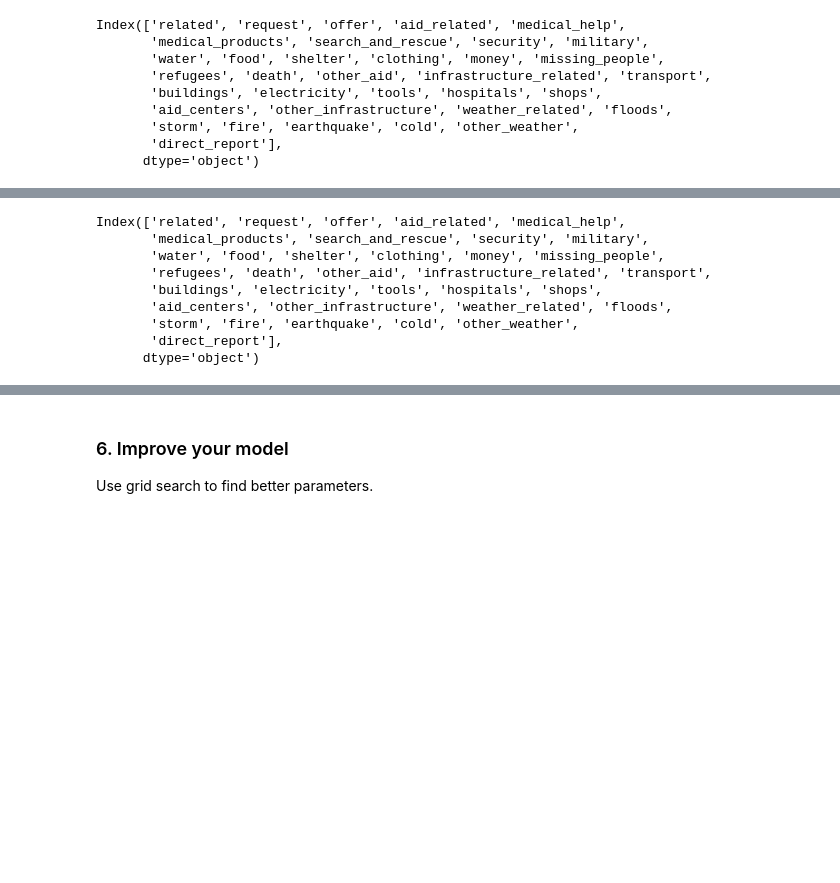
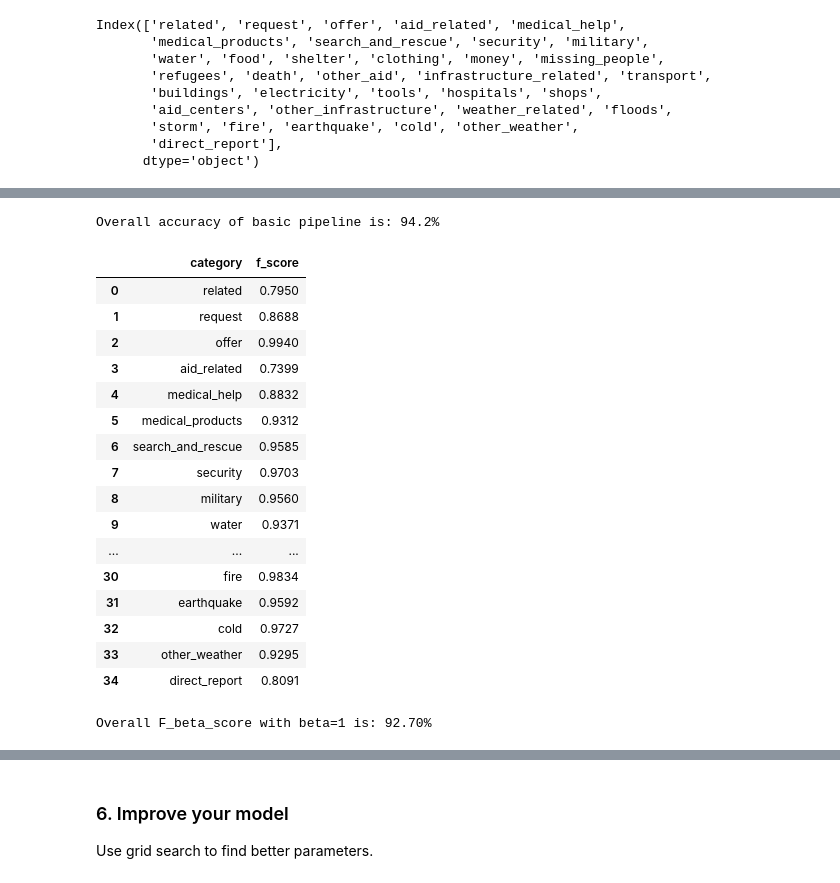
Before and after one commit to gauravansal/Disaster-Response-Pipelines, a Jupyter notebook: ML Pipeline Preparation.ipynb, the cells around one changed output, grey strips where cells are left out. Drawn from its saved outputs; the diff is of its cells as text; code cells hidden in the pictures; blank space fills up the shorter version.

Commit message:
feat: Add function to calculate multi label f-beta score

```diff
--- a/ML Pipeline Preparation.ipynb
+++ b/ML Pipeline Preparation.ipynb
@@ -307,18 +301,73 @@ Y_pred_df.head()
 | 3 | 1 | 0 | 0 | 0 | 0 | 0 | 0 | 0 | ... |
 | 4 | 1 | 0 | 0 | 1 | 0 | 0 | 0 | 0 | ... |
 5 rows × 35 columns
-# %%
-Y_test.columns
-# %% [output]
-Index(['related', 'request', 'offer', 'aid_related', 'medical_help',
-       'medical_products', 'search_and_rescue', 'security', 'military',
-       'water', 'food', 'shelter', 'clothing', 'money', 'missing_people',
-       'refugees', 'death', 'other_aid', 'infrastructure_related', 'transport',
-       'buildings', 'electricity', 'tools', 'hospitals', 'shops',
-       'aid_centers', 'other_infrastructure', 'weather_related', 'floods',
-       'storm', 'fire', 'earthquake', 'cold', 'other_weather',
-       'direct_report'],
-      dtype='object')
+# %%
+# Print overall accuracy of basic pipeline
+overall_accuracy = (Y_pred == Y_test).mean().mean()
+print('Overall accuracy of basic pipeline is: {}%'.format(round(overall_accuracy*100, 2)))
+# %% [output]
+Overall accuracy of basic pipeline is: 94.2%
+# %%
+# Define function to calculate the multi-label f-score
+def multi_label_fscore(y_true, y_pred, beta=1):
+    """Calculate individual weighted average fbeta score of each category and
+    geometric mean of weighted average fbeta score of each category
+
+    Args:
+    y_true: dataframe, dataframe containing true labels i.e. Y_test
+    y_pred: dataframe, dataframe containing predicted labels i.e. Y_pred_df
+    beta: numeric, beta value
+
+    Returns:
+    f_score_df: dataframe, dataframe containing fbeta score for each category
+    f_score_gmean: float, geometric mean of fbeta score for each category
+    beta: numeric, beta value
+    """
+
+    b = beta
+    f_score_dict = {}
+    score_list = []
+
+    for column in y_true.columns:
+        score = round(fbeta_score(y_true[column], y_pred[column], beta, average='weighted'),4)
+        score_list.append(score)
+    f_score_dict['category'] = y_true.columns.tolist()
+    f_score_dict['f_score'] = score_list
+
+
+    f_score_df = pd.DataFrame.from_dict(f_score_dict)
+
+    f_score_gmean = gmean(f_score_df['f_score'])
+
+    return f_score_df, f_score_gmean, b
+# %%
+multi_f_df, multi_f_gmean, b = multi_label_fscore(Y_test,Y_pred_df, beta = 1)
+# %%
+# Print fbeta_score of basic pipeline for each of individual category
+multi_f_df
+# %% [output]
+|  | category | f_score |
+| 0 | related | 0.7950 |
+| 1 | request | 0.8688 |
+| 2 | offer | 0.9940 |
+| 3 | aid_related | 0.7399 |
+| 4 | medical_help | 0.8832 |
+| 5 | medical_products | 0.9312 |
+| 6 | search_and_rescue | 0.9585 |
+| 7 | security | 0.9703 |
+| 8 | military | 0.9560 |
+| 9 | water | 0.9371 |
+| ... | ... | ... |
+| 30 | fire | 0.9834 |
+| 31 | earthquake | 0.9592 |
+| 32 | cold | 0.9727 |
+| 33 | other_weather | 0.9295 |
+| 34 | direct_report | 0.8091 |
+# %%
+# Print overall f_score of basic pipeline
+print('Overall F_beta_score with beta={}'.format(b) + ' is: {0:.2f}%'.format(multi_f_gmean*100))
+# %% [output]
+Overall F_beta_score with beta=1 is: 92.70%
 # %%
 for column in Y_test.columns:
     print('------------------------------------------------------\n')
```
Also changed, not shown: parts of 6 cells of this notebook.
